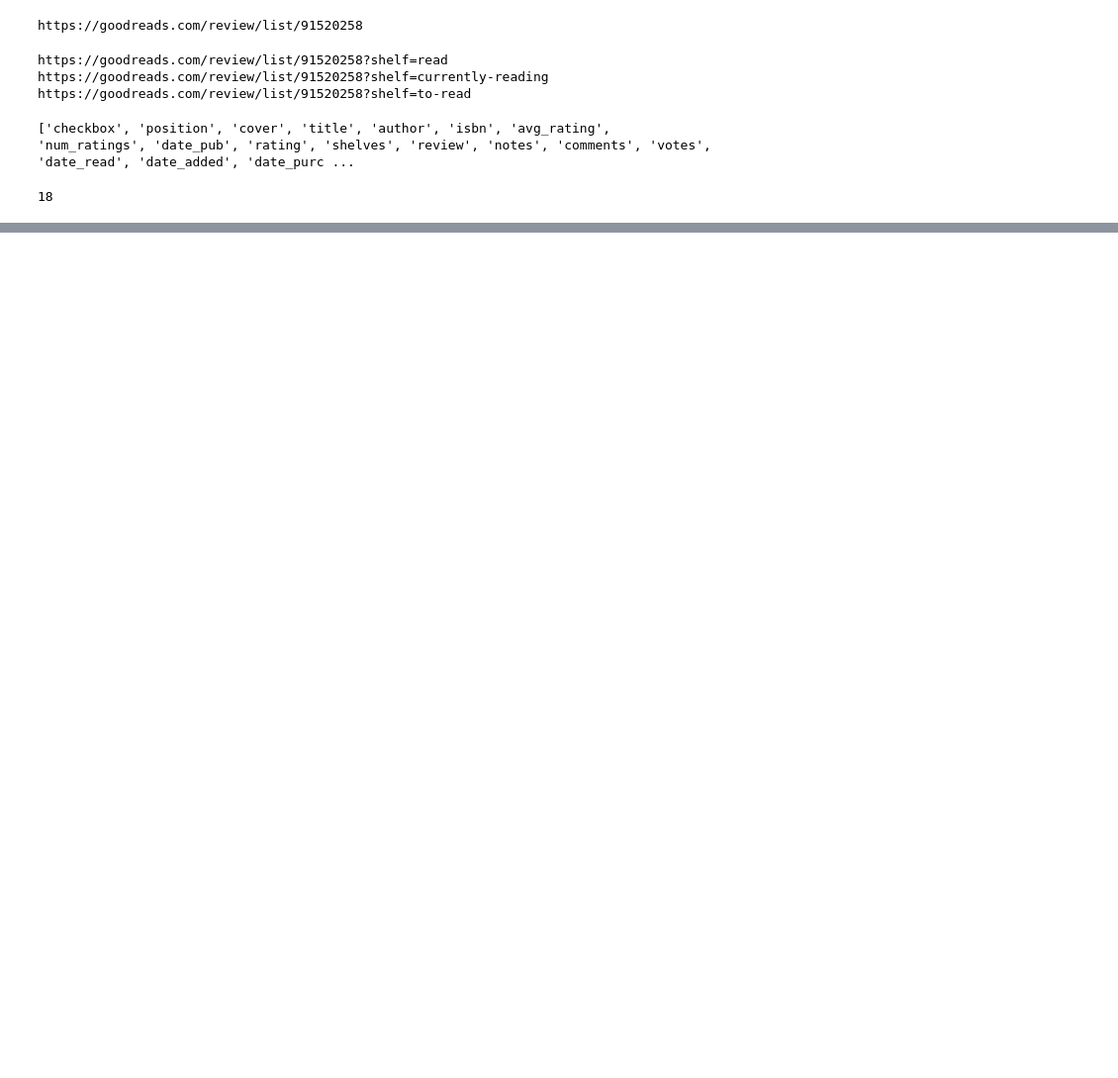
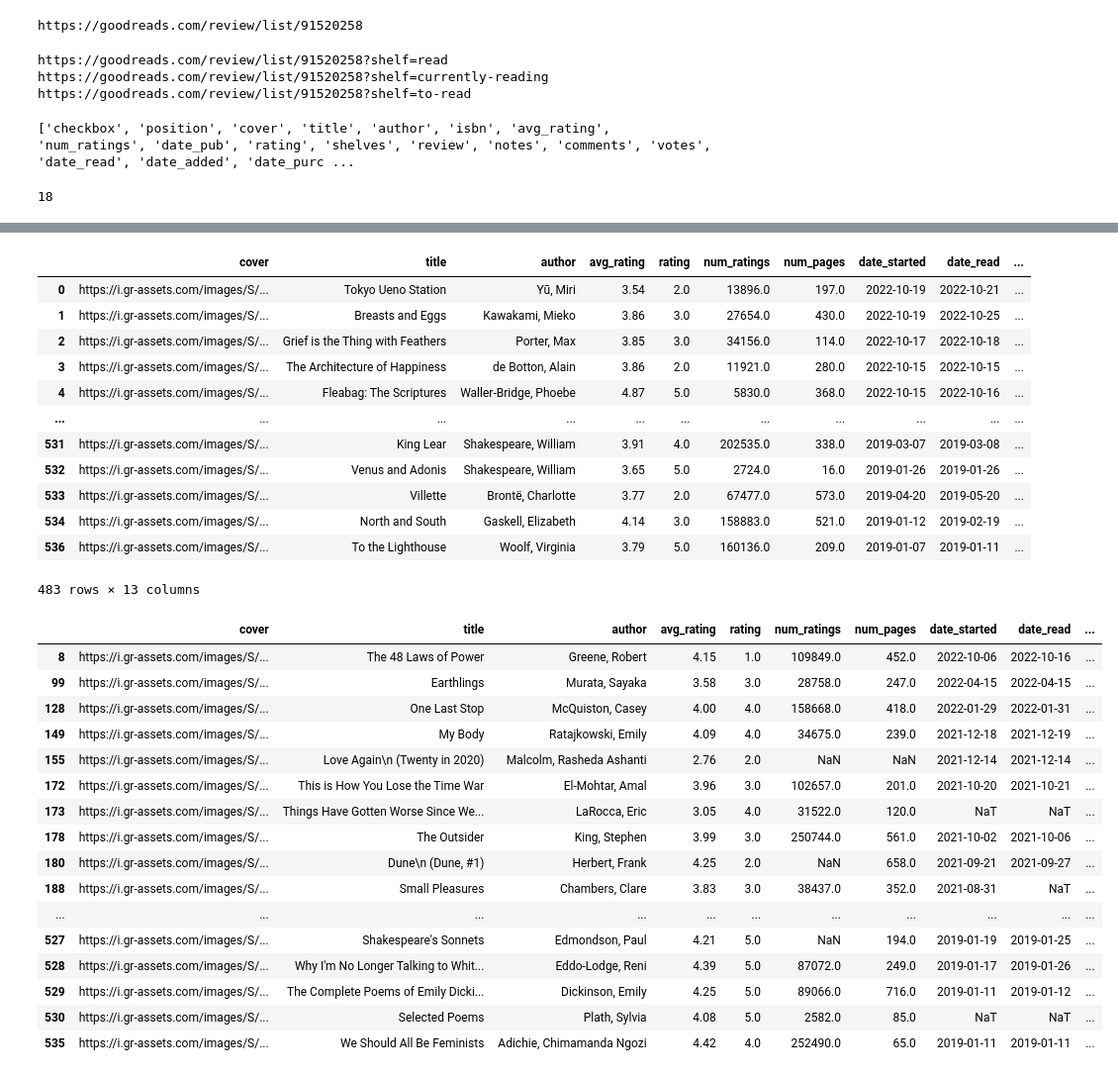
Before and after one commit to alex-x-o/Youreads, a Jupyter notebook: goodreads-scraping.ipynb, the cells around one changed output, grey strips where cells are left out. Shown at 99% size. Cells and saved outputs as stored; diff of their text form; code cells hidden in the pictures; blank space fills up the shorter version.

```diff
--- a/goodreads-scraping.ipynb
+++ b/goodreads-scraping.ipynb
@@ -77,0 +110,6 @@ display(pd.DataFrame(all_books))
+# %%
+numeric_cols = ['avg_rating', 'rating', 'num_ratings', 'num_pages', 'read_count']
+all_books_df[numeric_cols] = all_books_df[numeric_cols].apply(pd.to_numeric, errors='coerce', axis=1)
+
+date_cols = ['date_started', 'date_read']
+all_books_df[date_cols] = all_books_df[date_cols].apply(pd.to_datetime, infer_datetime_format=True)
@@ -77,0 +173,36 @@ display(pd.DataFrame(all_books))
+# %%
+books_without_reviews = all_books_df[all_books_df['review'].isna()]
+display(books_without_reviews)
+books_with_reviews = all_books_df[~all_books_df['review'].isna()]
+display(books_with_reviews)
+# %% [output]
+|  | cover | title | author | avg_rating | rating | num_ratings | num_pages | date_started | date_read | ... |
+| 0 | https://i.gr-assets.com/images/S/... | Tokyo Ueno Station | Yū, Miri | 3.54 | 2.0 | 13896.0 | 197.0 | 2022-10-19 | 2022-10-21 | ... |
+| 1 | https://i.gr-assets.com/images/S/... | Breasts and Eggs | Kawakami, Mieko | 3.86 | 3.0 | 27654.0 | 430.0 | 2022-10-19 | 2022-10-25 | ... |
+| 2 | https://i.gr-assets.com/images/S/... | Grief is the Thing with Feathers | Porter, Max | 3.85 | 3.0 | 34156.0 | 114.0 | 2022-10-17 | 2022-10-18 | ... |
+| 3 | https://i.gr-assets.com/images/S/... | The Architecture of Happiness | de Botton, Alain | 3.86 | 2.0 | 11921.0 | 280.0 | 2022-10-15 | 2022-10-15 | ... |
+| 4 | https://i.gr-assets.com/images/S/... | Fleabag: The Scriptures | Waller-Bridge, Phoebe | 4.87 | 5.0 | 5830.0 | 368.0 | 2022-10-15 | 2022-10-16 | ... |
+| ... | ... | ... | ... | ... | ... | ... | ... | ... | ... | ... |
+| 531 | https://i.gr-assets.com/images/S/... | King Lear | Shakespeare, William | 3.91 | 4.0 | 202535.0 | 338.0 | 2019-03-07 | 2019-03-08 | ... |
+| 532 | https://i.gr-assets.com/images/S/... | Venus and Adonis | Shakespeare, William | 3.65 | 5.0 | 2724.0 | 16.0 | 2019-01-26 | 2019-01-26 | ... |
+| 533 | https://i.gr-assets.com/images/S/... | Villette | Brontë, Charlotte | 3.77 | 2.0 | 67477.0 | 573.0 | 2019-04-20 | 2019-05-20 | ... |
+| 534 | https://i.gr-assets.com/images/S/... | North and South | Gaskell, Elizabeth | 4.14 | 3.0 | 158883.0 | 521.0 | 2019-01-12 | 2019-02-19 | ... |
+| 536 | https://i.gr-assets.com/images/S/... | To the Lighthouse | Woolf, Virginia | 3.79 | 5.0 | 160136.0 | 209.0 | 2019-01-07 | 2019-01-11 | ... |
+483 rows × 13 columns
+|  | cover | title | author | avg_rating | rating | num_ratings | num_pages | date_started | date_read | ... |
+| 8 | https://i.gr-assets.com/images/S/... | The 48 Laws of Power | Greene, Robert | 4.15 | 1.0 | 109849.0 | 452.0 | 2022-10-06 | 2022-10-16 | ... |
+| 99 | https://i.gr-assets.com/images/S/... | Earthlings | Murata, Sayaka | 3.58 | 3.0 | 28758.0 | 247.0 | 2022-04-15 | 2022-04-15 | ... |
+| 128 | https://i.gr-assets.com/images/S/... | One Last Stop | McQuiston, Casey | 4.00 | 4.0 | 158668.0 | 418.0 | 2022-01-29 | 2022-01-31 | ... |
+| 149 | https://i.gr-assets.com/images/S/... | My Body | Ratajkowski, Emily | 4.09 | 4.0 | 34675.0 | 239.0 | 2021-12-18 | 2021-12-19 | ... |
+| 155 | https://i.gr-assets.com/images/S/... | Love Again\n (Twenty in 2020) | Malcolm, Rasheda Ashanti | 2.76 | 2.0 | NaN | NaN | 2021-12-14 | 2021-12-14 | ... |
+| 172 | https://i.gr-assets.com/images/S/... | This is How You Lose the Time War | El-Mohtar, Amal | 3.96 | 3.0 | 102657.0 | 201.0 | 2021-10-20 | 2021-10-21 | ... |
+| 173 | https://i.gr-assets.com/images/S/... | Things Have Gotten Worse Since We... | LaRocca, Eric | 3.05 | 4.0 | 31522.0 | 120.0 | NaT | NaT | ... |
+| 178 | https://i.gr-assets.com/images/S/... | The Outsider | King, Stephen | 3.99 | 3.0 | 250744.0 | 561.0 | 2021-10-02 | 2021-10-06 | ... |
+| 180 | https://i.gr-assets.com/images/S/... | Dune\n (Dune, #1) | Herbert, Frank | 4.25 | 2.0 | NaN | 658.0 | 2021-09-21 | 2021-09-27 | ... |
+| 188 | https://i.gr-assets.com/images/S/... | Small Pleasures | Chambers, Clare | 3.83 | 3.0 | 38437.0 | 352.0 | 2021-08-31 | NaT | ... |
+| ... | ... | ... | ... | ... | ... | ... | ... | ... | ... | ... |
+| 527 | https://i.gr-assets.com/images/S/... | Shakespeare's Sonnets | Edmondson, Paul | 4.21 | 5.0 | NaN | 194.0 | 2019-01-19 | 2019-01-25 | ... |
+| 528 | https://i.gr-assets.com/images/S/... | Why I'm No Longer Talking to Whit... | Eddo-Lodge, Reni | 4.39 | 5.0 | 87072.0 | 249.0 | 2019-01-17 | 2019-01-26 | ... |
+| 529 | https://i.gr-assets.com/images/S/... | The Complete Poems of Emily Dicki... | Dickinson, Emily | 4.25 | 5.0 | 89066.0 | 716.0 | 2019-01-11 | 2019-01-12 | ... |
+| 530 | https://i.gr-assets.com/images/S/... | Selected Poems | Plath, Sylvia | 4.08 | 5.0 | 2582.0 | 85.0 | NaT | NaT | ... |
+| 535 | https://i.gr-assets.com/images/S/... | We Should All Be Feminists | Adichie, Chimamanda Ngozi | 4.42 | 4.0 | 252490.0 | 65.0 | 2019-01-11 | 2019-01-11 | ... |
```
Also changed, not shown: parts of 7 cells of this notebook, 1 other file.
